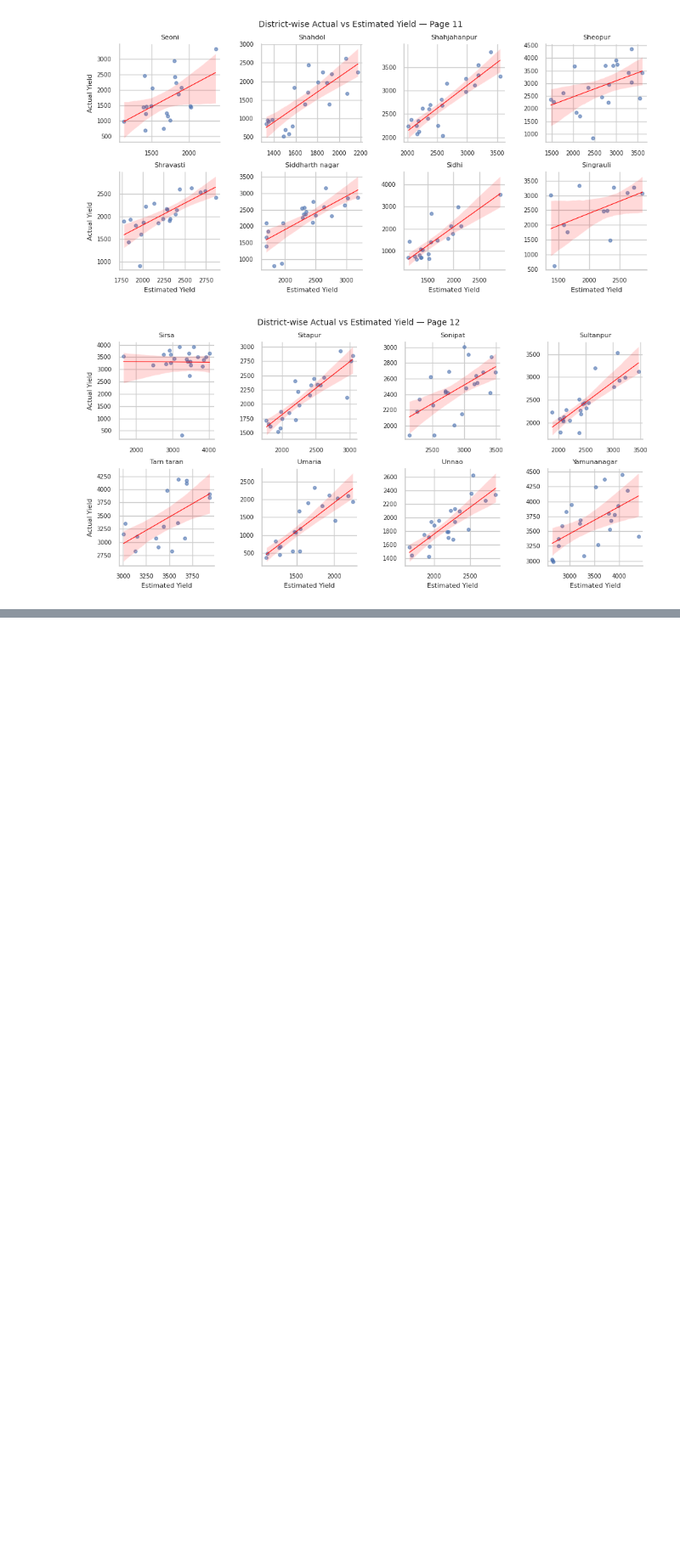
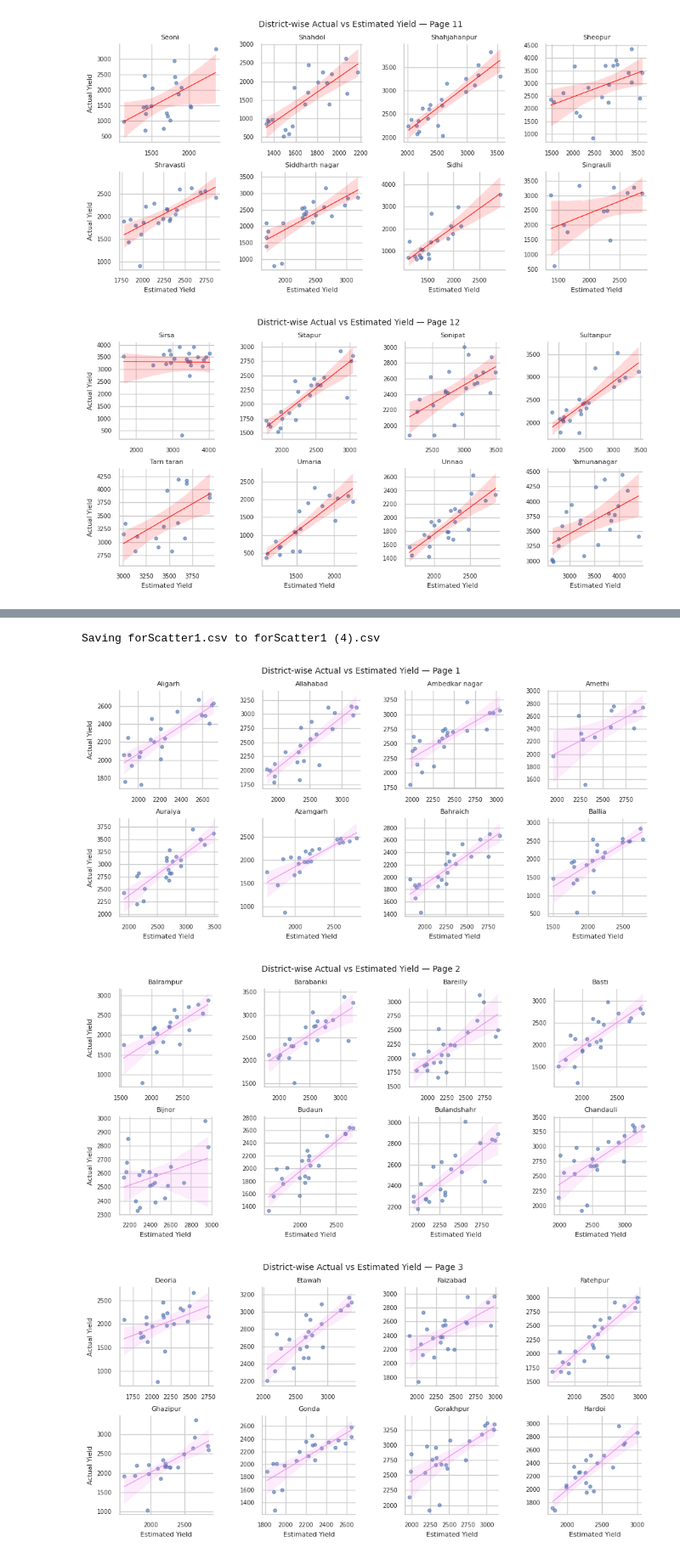
Before and after one commit to RajeshworM/Yield_Modelling_Automation, a Jupyter notebook: district_scatter.ipynb, the cells around one changed output, grey strips where cells are left out. Shown at 85% size. Drawn from its saved outputs; the diff is of its cells as text; code cells hidden in the pictures; blank space fills up the shorter version.

```diff
--- a/district_scatter.ipynb
+++ b/district_scatter.ipynb
@@ -69,3 +69,58 @@ Saving forScatter.csv to forScatter.csv
 [figure]
 [figure]
 [figure]
+# %%
+# 1️⃣ Upload your CSV
+from google.colab import files
+uploaded = files.upload()
+
+# 2️⃣ Read your CSV
+import pandas as pd
+import seaborn as sns
+import matplotlib.pyplot as plt
+import math
+
+df = pd.read_csv(list(uploaded.keys())[0])
+
+# 3️⃣ Prepare small font theme
+sns.set_theme(style="whitegrid", context="notebook")
+
+# Get unique districts
+districts_list = df["districts"].unique()
+
+# Function to split list into chunks of size n
+def chunks(lst, n):
+    for i in range(0, len(lst), n):
+        yield lst[i:i + n]
+
+# 4️⃣ Create separate pages with 8 districts each
+for i, group in enumerate(chunks(districts_list, 8), start=1):
+    subset = df[df["districts"].isin(group)]
+
+    g = sns.FacetGrid(
+        subset,
+        col="districts",
+        col_wrap=4,      # 4 columns → 2 rows → 8 plots
+        height=2.5,
+        sharex=False,
+        sharey=False
+    )
+    g.map_dataframe(
+        sns.regplot,
+        x="Estimated",
+        y="Actual",
+        scatter_kws={"alpha":0.6, "s":15},  # small dots
+        line_kws={"color":"violet", "lw":0.8}  # thin line
+    )
+
+    g.set_titles(col_template="{col_name}", size=8)
+    g.set_axis_labels("Estimated Yield", "Actual Yield", fontsize=8)
+
+    for ax in g.axes.flatten():
+        ax.tick_params(axis='both', labelsize=7)
+
+    plt.subplots_adjust(top=0.9, hspace=0.3)
+    g.fig.suptitle(f"District-wise Actual vs Estimated Yield — Page {i}", fontsize=10)
+
+    plt.show()
+# %% [output]
@@ -71,0 +128,4 @@ Saving forScatter.csv to forScatter.csv
+Saving forScatter1.csv to forScatter1 (4).csv
+[figure, added]
+[figure, added]
+[figure, added]
```
Also changed, not shown: parts of 2 cells of this notebook.
